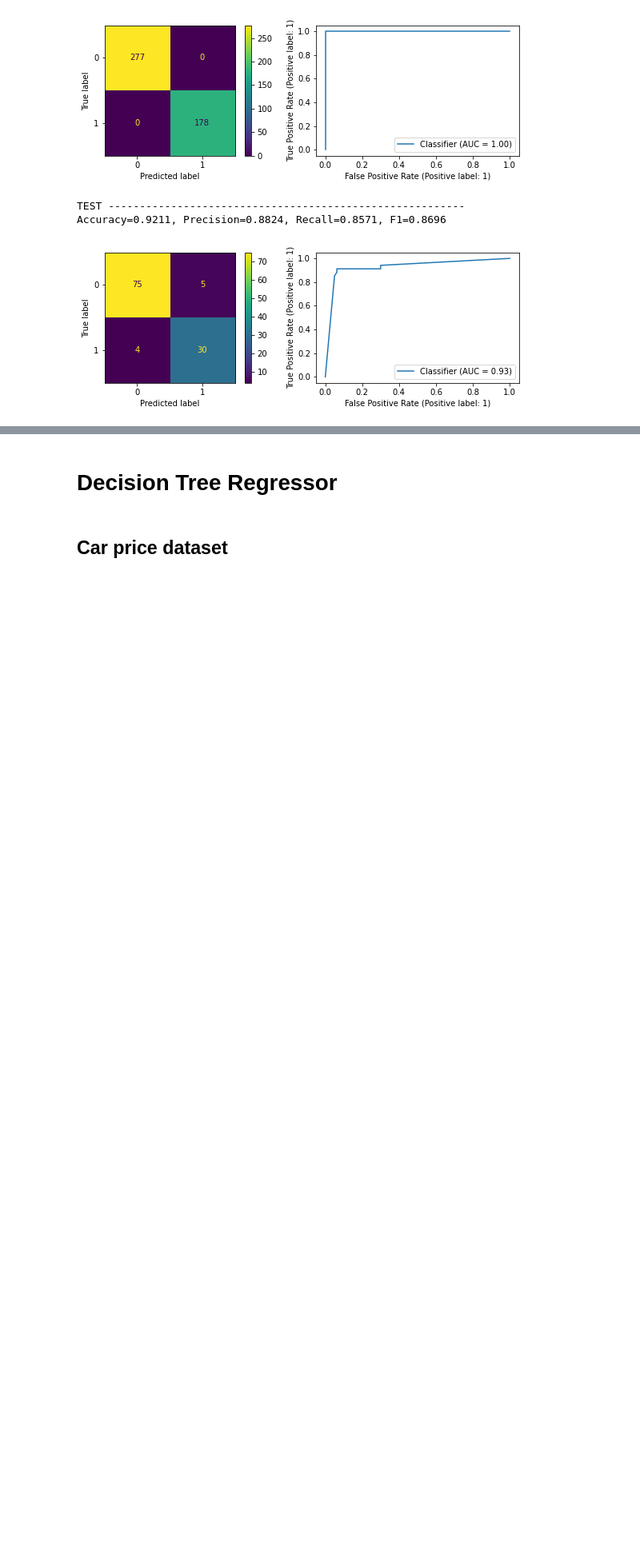
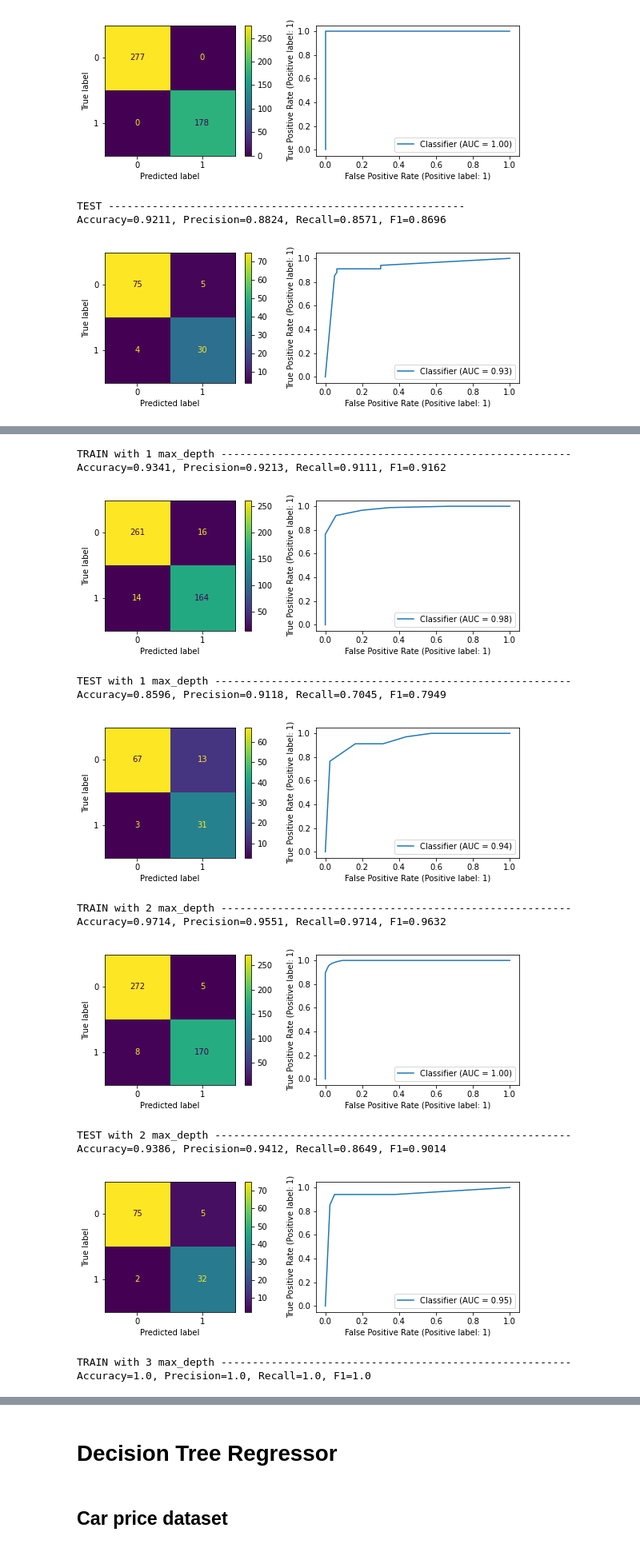
Before and after one commit to AlirezaSM/decision-tree, a Jupyter notebook: decision_tree.ipynb, the cells around one changed output, grey strips where cells are left out. Shown at 80% size. Saved outputs shown, nothing was run; the diff lists cells and outputs as text; code cells hidden in the pictures; blank space fills up the shorter version.

```diff
--- a/decision_tree.ipynb
+++ b/decision_tree.ipynb
@@ -765,0 +831,52 @@ Accuracy=0.9211, Precision=0.8824, Recall=0.8571, F1=0.8696
+# %%
+max_values = [1, 2, 3, 4, 5, 6]
+acc_history = []
+
+for v in max_values:
+    X = df.iloc[:, 1:]
+    y = df.iloc[:, 0]
+
+    x_train, x_test, y_train, y_test = train_test_split(X, y, test_size=0.2, random_state=4)
+
+    bins = []
+    for c in x_train.columns:
+        x_train[c], c_bins = pd.qcut(x_train[c], BEST_BIN_QCUT, retbins=True)
+        bins.append(c_bins)
+
+    my_tree = DecisionTreeClassifier(positive_label=POS_LABEL, max_depth=v)
+    my_tree.fit(x_train.to_numpy(), y_train.to_numpy())
+
+    my_tree.plot_tree(list(x_train.columns), 'cancer_qcut_entropy'+str(v)+'maxdepth')
+    my_tree.save_dict(list(x_train.columns), 'cancer_qcut_entropy'+str(v)+'maxdepth')
+
+    for idx, c in enumerate(x_test.columns):
+        x_test[c] = pd.cut(x_test[c], bins[idx])
+
+    print(f'TRAIN with {v} max_depth --------------------------------------------------------')
+    y_pred = my_tree.predict(x_train.to_numpy())
+    y_pred_prob = my_tree.predict_prob(x_train.to_numpy())
+    classification_evaluation(y_pred, y_train, pos_label=POS_LABEL, y_pred_prob=y_pred_prob)
+
+    print(f'TEST with {v} max_depth ---------------------------------------------------------')
+    y_pred = my_tree.predict(x_test.to_numpy())
+    y_pred_prob = my_tree.predict_prob(x_test.to_numpy())
+    classification_evaluation(y_pred, y_test, pos_label=POS_LABEL, y_pred_prob=y_pred_prob)
+    acc_history.append(accuracy_score(y_pred, y_test.to_numpy()))
+
+print(f'Maximum accuracy {np.max(acc_history)} with {values[np.argmax(acc_history)]} max_depth')
+plt.plot(max_values, acc_history)
+# %% [output]
+TRAIN with 1 max_depth --------------------------------------------------------
+Accuracy=0.9341, Precision=0.9213, Recall=0.9111, F1=0.9162
+[figure, added]
+TEST with 1 max_depth ---------------------------------------------------------
+Accuracy=0.8596, Precision=0.9118, Recall=0.7045, F1=0.7949
+[figure, added]
+TRAIN with 2 max_depth --------------------------------------------------------
+Accuracy=0.9714, Precision=0.9551, Recall=0.9714, F1=0.9632
+[figure, added]
+TEST with 2 max_depth ---------------------------------------------------------
+Accuracy=0.9386, Precision=0.9412, Recall=0.8649, F1=0.9014
+[figure, added]
+TRAIN with 3 max_depth --------------------------------------------------------
+Accuracy=1.0, Precision=1.0, Recall=1.0, F1=1.0
```
Also changed, not shown: parts of 25 cells of this notebook.
